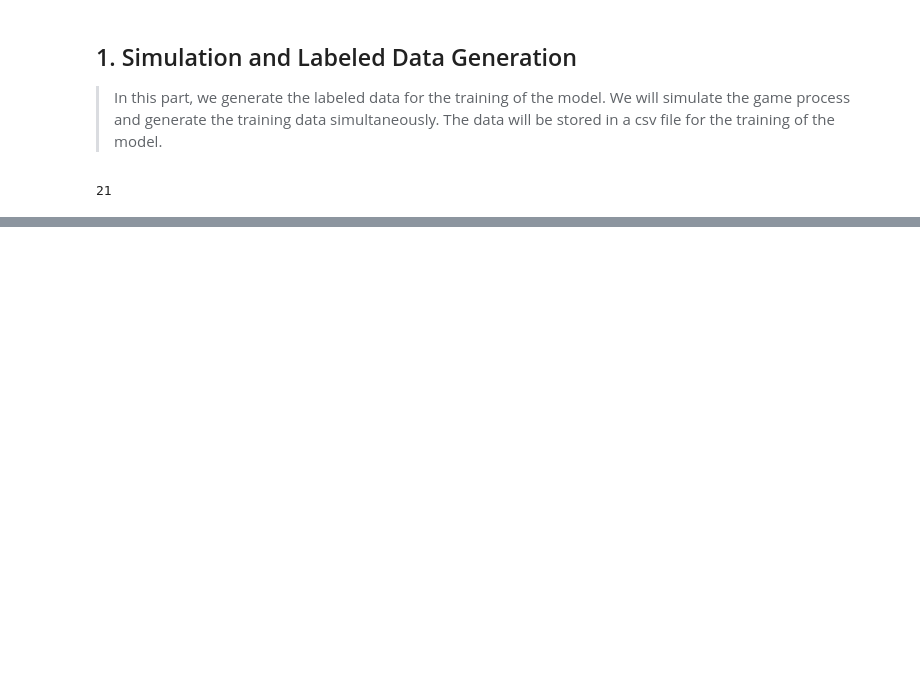
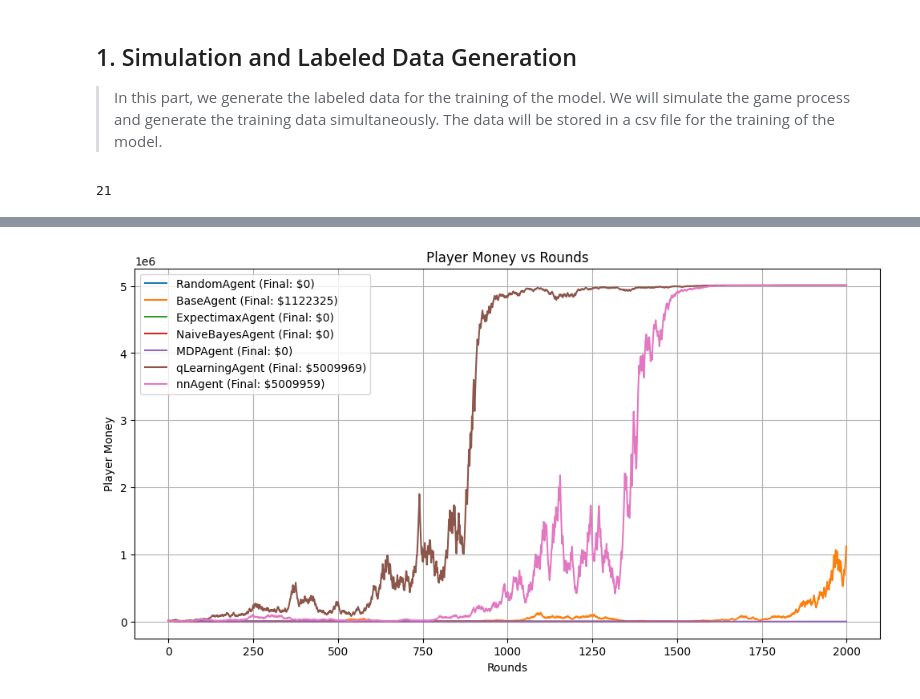
Before and after one commit to KesonStar/BlackJack, a Jupyter notebook: BlackJack.ipynb, the cells around one changed output, grey strips where cells are left out. Cells and saved outputs as stored; diff of their text form; code cells hidden in the pictures; blank space fills up the shorter version.

```diff
--- a/BlackJack.ipynb
+++ b/BlackJack.ipynb
@@ -220,0 +250,31 @@ rates
+# %%
+rounds = 2000
+bet_rounds = {}
+final_money = {}
+money_history = {}
+for agent in agents:
+    player_money = 10000
+    dealer_money = 5000000
+    game = BlackJack("novel")
+    money_history[agent.__class__.__name__] = []
+    for round_ in trange(rounds):
+        game.start()
+        bet = min(0.1*player_money, 0.1*dealer_money)
+        while game.status == "continue":
+            action = agent.choose_action(game)
+            game.play(action, "basic")
+            if action == "stay":
+                break
+        if game.game_result() == "win":
+            player_money += bet
+            dealer_money -= bet
+        elif game.game_result() == "lose":
+            player_money -= bet
+            dealer_money += bet
+        money_history[agent.__class__.__name__].append(player_money)
+        if len(game.deck) < 20:
+            game.reset()
+        if player_money <= 1e-6 or dealer_money <= 1e-6:
+            break
+    bet_rounds[agent.__class__.__name__] = round_
+    final_money[agent.__class__.__name__] = round(player_money)
@@ -220,0 +298,13 @@ rates
+# %%
+plt.figure(figsize=(12, 6))
+for agent_name, history in money_history.items():
+    plt.plot(history, label=f"{agent_name} (Final: ${final_money[agent_name]})")
+
+plt.title("Player Money vs Rounds")
+plt.xlabel("Rounds")
+plt.ylabel("Player Money")
+plt.legend()
+plt.grid()
+plt.show()
+# %% [output]
+[figure, added]
```
Also changed, not shown: parts of 17 cells of this notebook, 4 other files.
